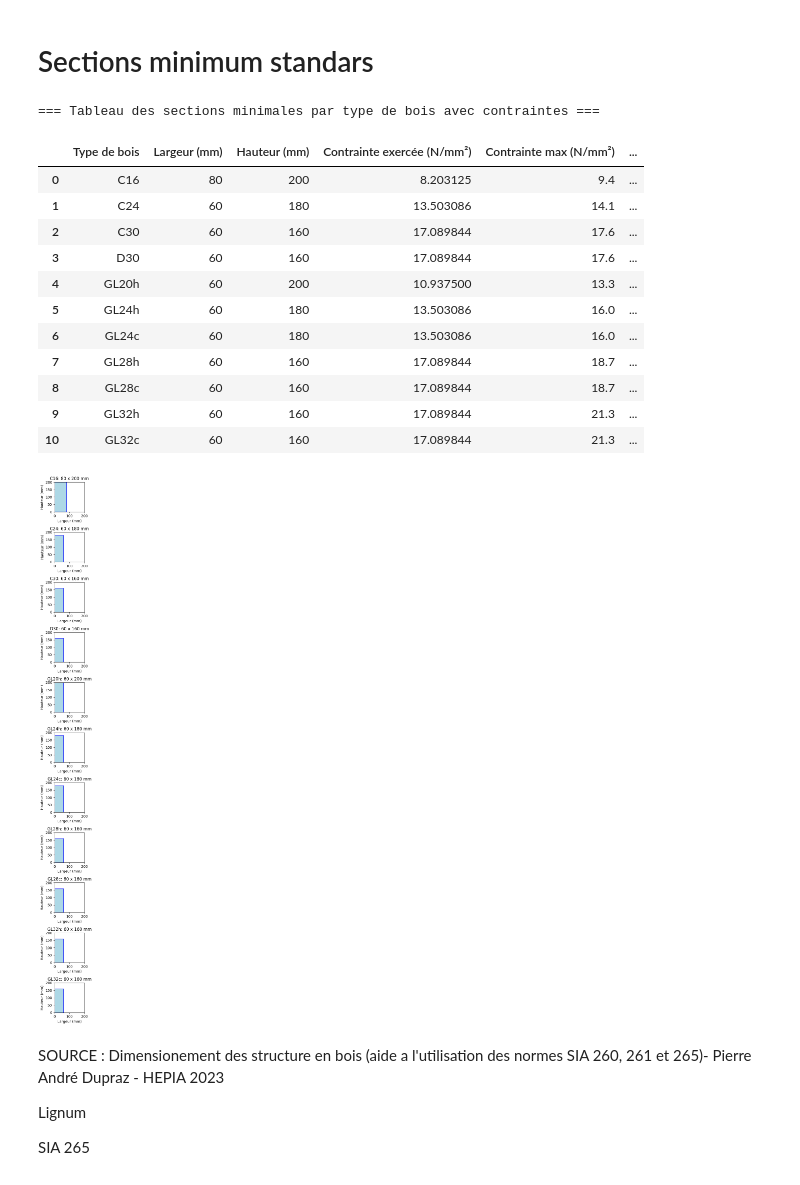
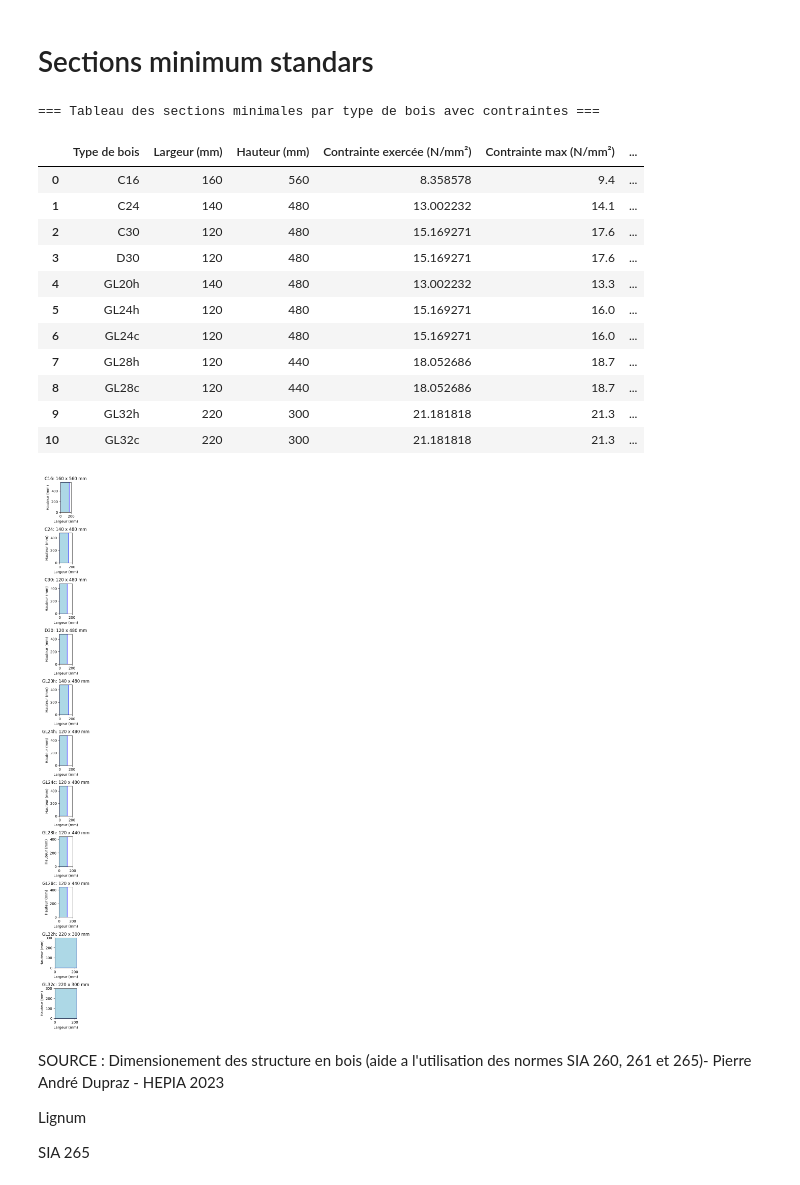
Before and after one commit to Erazq/Bois, a Jupyter notebook: Flexion mono axiale.ipynb, the cells around one changed output. Saved outputs shown, nothing was run; the diff lists cells and outputs as text; code cells hidden in the pictures.

```diff
--- a/Flexion mono axiale.ipynb
+++ b/Flexion mono axiale.ipynb
@@ -113,10 +113,10 @@ def calcul_flexion_monoaxiale(moment_flechissant_kNm, largeur, hauteur, type_boi
     return verif
 
 # Exemple d'utilisation
-type_bois = "C24"
-moment_flechissant = 4.375 # kNm
+type_bois = 'GL24h'
+moment_flechissant = 110.6 # kNm
 largeur = 200  # Largeur de la section en mm
-hauteur = 400  # Hauteur de la section en mm
+hauteur = 456  # Hauteur de la section en mm
 classe_humidite = 1  # Classe 1
 duree_application = "infinie"  # Durée d'application de la charge
 ksys = 1.0  # Coefficient d'effet système
@@ -251,7 +238,7 @@ def verifier_sections_standard(moment_flechissant_kNm, type_bois, classe_humidit
     return None, None, None, None, None
 
 # Calculer les sections minimales pour chaque type de bois
-moment_flechissant = 4.375  # kNm
+moment_flechissant = 69.9  # kNm
 classe_humidite = 1  # Classe 1
 duree_application = "infinie"  # Durée d'application de la charge
 ksys = 1.0  # Coefficient d'effet système
@@ -274,45 +261,45 @@ for type_bois in parametres_bois.keys():
 results_df = pd.DataFrame(results)
 
 # Affichage propre
 from IPython.display import display
 print("\n=== Tableau des sections minimales par type de bois avec contraintes ===")
 display(results_df)
 
 # Génération des dessins des sections
 fig, axes = plt.subplots(len(results), 1, figsize=(6, len(results) * 2))
 if len(results) == 1:
     axes = [axes]  # Assure que axes est toujours une liste
 for ax, result in zip(axes, results):
     largeur = result["Largeur (mm)"]
     hauteur = result["Hauteur (mm)"]
     type_bois = result["Type de bois"]
 
     # Dessiner la section
     ax.add_patch(plt.Rectangle((0, 0), largeur, hauteur, edgecolor="blue", facecolor="lightblue"))
     ax.set_xlim(0, max(largeur, 200))
     ax.set_ylim(0, max(hauteur, 200))
     ax.set_aspect('equal', adjustable='box')
     ax.set_title(f"{type_bois}: {largeur} x {hauteur} mm")
     ax.set_xlabel("Largeur (mm)")
     ax.set_ylabel("Hauteur (mm)")
 
 plt.tight_layout()
 plt.show()
 # %% [output]
 === Tableau des sections minimales par type de bois avec contraintes ===
 |  | Type de bois | Largeur (mm) | Hauteur (mm) | Contrainte exercée (N/mm²) | Contrainte max (N/mm²) | ... |
-| 0 | C16 | 80 | 200 | 8.203125 | 9.4 | ... |
-| 1 | C24 | 60 | 180 | 13.503086 | 14.1 | ... |
-| 2 | C30 | 60 | 160 | 17.089844 | 17.6 | ... |
-| 3 | D30 | 60 | 160 | 17.089844 | 17.6 | ... |
-| 4 | GL20h | 60 | 200 | 10.937500 | 13.3 | ... |
-| 5 | GL24h | 60 | 180 | 13.503086 | 16.0 | ... |
-| 6 | GL24c | 60 | 180 | 13.503086 | 16.0 | ... |
-| 7 | GL28h | 60 | 160 | 17.089844 | 18.7 | ... |
-| 8 | GL28c | 60 | 160 | 17.089844 | 18.7 | ... |
-| 9 | GL32h | 60 | 160 | 17.089844 | 21.3 | ... |
-| 10 | GL32c | 60 | 160 | 17.089844 | 21.3 | ... |
+| 0 | C16 | 160 | 560 | 8.358578 | 9.4 | ... |
+| 1 | C24 | 140 | 480 | 13.002232 | 14.1 | ... |
+| 2 | C30 | 120 | 480 | 15.169271 | 17.6 | ... |
+| 3 | D30 | 120 | 480 | 15.169271 | 17.6 | ... |
+| 4 | GL20h | 140 | 480 | 13.002232 | 13.3 | ... |
+| 5 | GL24h | 120 | 480 | 15.169271 | 16.0 | ... |
+| 6 | GL24c | 120 | 480 | 15.169271 | 16.0 | ... |
+| 7 | GL28h | 120 | 440 | 18.052686 | 18.7 | ... |
+| 8 | GL28c | 120 | 440 | 18.052686 | 18.7 | ... |
+| 9 | GL32h | 220 | 300 | 21.181818 | 21.3 | ... |
+| 10 | GL32c | 220 | 300 | 21.181818 | 21.3 | ... |
-[figure, old version]
+[figure, new version]
 # %% [markdown]
 SOURCE :
  Dimensionement des structure en bois (aide a l'utilisation des normes SIA 260, 261 et 265)- Pierre André Dupraz - HEPIA 2023
```
Also changed, not shown: parts of 4 cells of this notebook, 4 other files.
